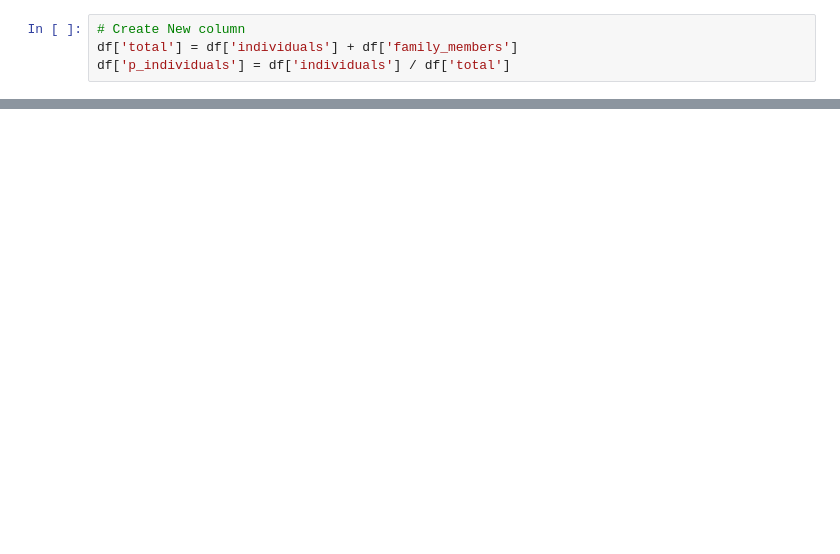
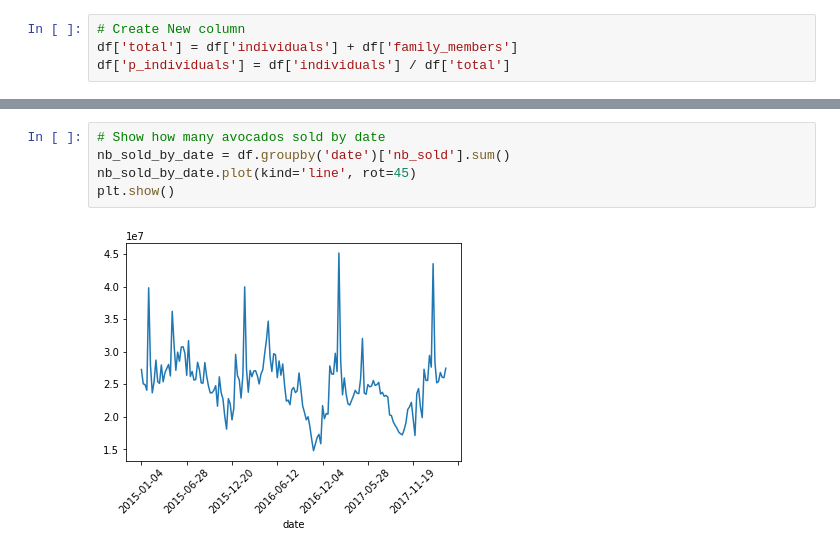
Before and after one commit to Vapb/DataCamp-DataEngineering, a Jupyter notebook: DataManipulationPandas.ipynb, the cells around one changed output, grey strips where cells are left out. Drawn from its saved outputs; the diff is of its cells as text; blank space fills up the shorter version.

```diff
--- a/DataManipulationPandas.ipynb
+++ b/DataManipulationPandas.ipynb
@@ -133,0 +443,7 @@ df['p_individuals'] = df['individuals'] / df['total']
+# %%
+# Show how many avocados sold by date
+nb_sold_by_date = df.groupby('date')['nb_sold'].sum()
+nb_sold_by_date.plot(kind='line', rot=45)
+plt.show()
+# %% [output]
+[figure, added]
```
Also changed, not shown: parts of 60 cells of this notebook, 4 other files.
